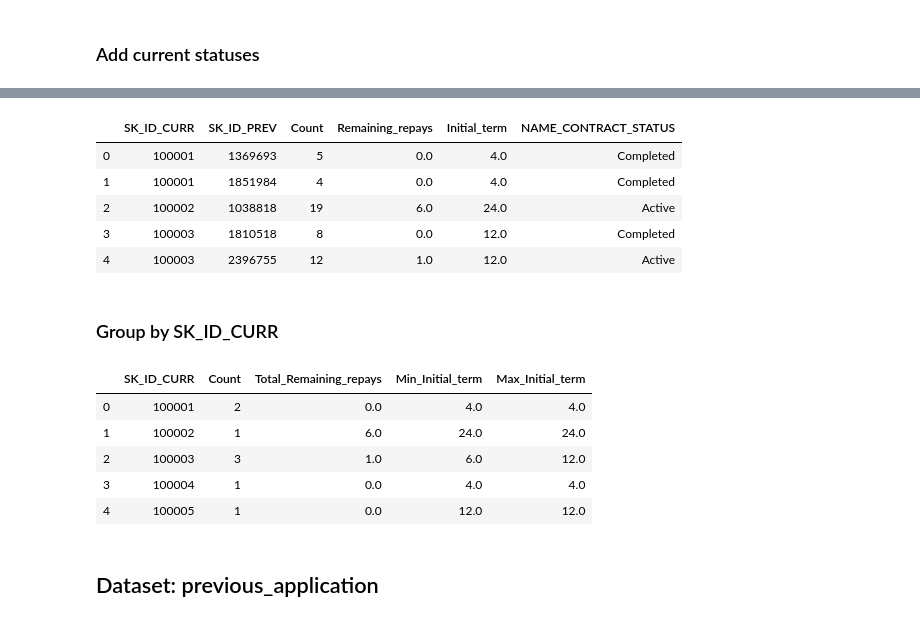
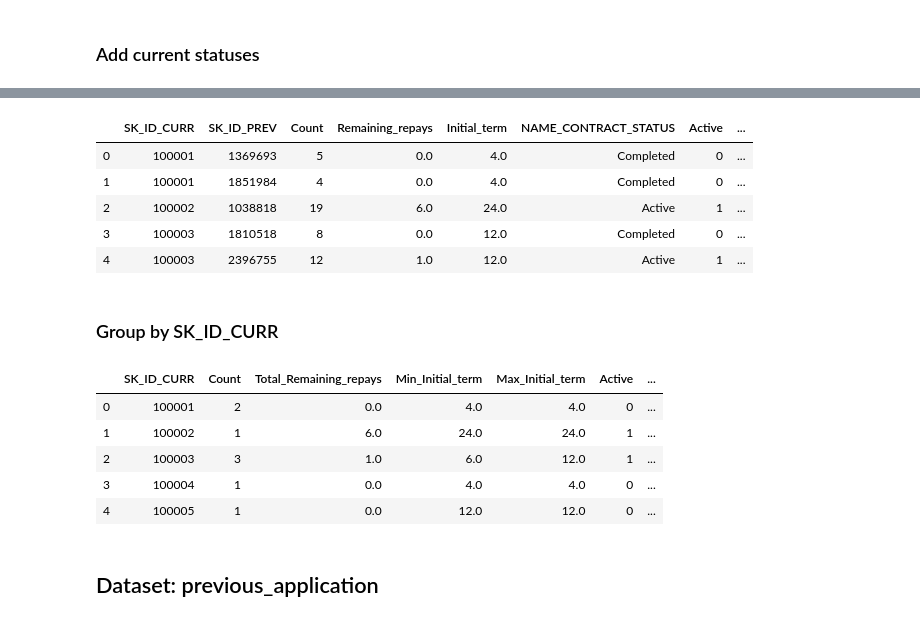
Before and after one commit to kpimparkar/SP20_AML_Project, a Jupyter notebook: Group11_Phase1_Notebook - Copy.ipynb, the cells around one changed output, grey strips where cells are left out. Drawn from its saved outputs; the diff is of its cells as text; code cells hidden in the pictures.

```diff
--- a/Group11_Phase1_Notebook - Copy.ipynb
+++ b/Group11_Phase1_Notebook - Copy.ipynb
@@ -53,7 +53,7 @@ ds_names = ("application_train", "application_test", "bureau","bureau_balance","
             "previous_application","POS_CASH_balance")
 
 for ds_name in ds_names:
-    datasets[ds_name] = load_data(f'{ds_name}.csv', ds_name)
+    datasets[ds_name] = load_data(f'C:\Study\IUMSDS\Spring2020\I526_Applied_ML\Project\dataset\{ds_name}.csv', ds_name)
 # %% [output]
 application_train: shape is (307511, 122)
 <class 'pandas.core.frame.DataFrame'>
@@ -1240,46 +1397,45 @@ memory usage: 50.0+ MB
 # %%
 df_final.head()
 # %% [output]
-|  | SK_ID_CURR | SK_ID_PREV | Count | Remaining_repays | Initial_term | NAME_CONTRACT_STATUS |
-| 0 | 100001 | 1369693 | 5 | 0.0 | 4.0 | Completed |
-| 1 | 100001 | 1851984 | 4 | 0.0 | 4.0 | Completed |
-| 2 | 100002 | 1038818 | 19 | 6.0 | 24.0 | Active |
-| 3 | 100003 | 1810518 | 8 | 0.0 | 12.0 | Completed |
-| 4 | 100003 | 2396755 | 12 | 1.0 | 12.0 | Active |
+|  | SK_ID_CURR | SK_ID_PREV | Count | Remaining_repays | Initial_term | NAME_CONTRACT_STATUS | Active | ... |
+| 0 | 100001 | 1369693 | 5 | 0.0 | 4.0 | Completed | 0 | ... |
+| 1 | 100001 | 1851984 | 4 | 0.0 | 4.0 | Completed | 0 | ... |
+| 2 | 100002 | 1038818 | 19 | 6.0 | 24.0 | Active | 1 | ... |
+| 3 | 100003 | 1810518 | 8 | 0.0 | 12.0 | Completed | 0 | ... |
+| 4 | 100003 | 2396755 | 12 | 1.0 | 12.0 | Active | 1 | ... |
 # %% [markdown]
 ### Group by SK_ID_CURR
 # %%
-
 d2 = {
     'SK_ID_PREV':['size'],
     'Remaining_repays':['sum'],
-    'Initial_term': ['min','max'],
-    #'Active':['sum'],
-    #'Amortized debt':['sum'],
-    #'Approved':['sum'],
-   # 'Canceled':['sum'],
-    #'Completed':['sum'],
-    #'Demand':['sum'],
-    #'Returned to the store':['sum'],
-    #'Signed':['sum']
+    'Initial_term':  ['min','max'],
+    'Active':        ['sum'],
+    'Amortized debt':['sum'],
+    'Approved':      ['sum'],
+    'Canceled':      ['sum'],
+    'Completed':     ['sum'],
+    'Demand':        ['sum'],
+    'Returned to the store':['sum'],
+    'Signed':        ['sum']
 }
 df_out = df_final.groupby('SK_ID_CURR').agg(d2)
 
 # display(df_out.head())
 
 df_out.columns = df_out.columns.droplevel()
 
 df_out.reset_index(inplace=True)
 
-df_out.columns=['SK_ID_CURR','Count','Total_Remaining_repays','Min_Initial_term','Max_Initial_term']
+df_out.columns=['SK_ID_CURR','Count','Total_Remaining_repays','Min_Initial_term','Max_Initial_term','Active','Amortized debt','Approved','Canceled','Completed','Demand','Returned to the store','Signed']
 display(df_out.head())
 # %% [output]
-|  | SK_ID_CURR | Count | Total_Remaining_repays | Min_Initial_term | Max_Initial_term |
-| 0 | 100001 | 2 | 0.0 | 4.0 | 4.0 |
-| 1 | 100002 | 1 | 6.0 | 24.0 | 24.0 |
-| 2 | 100003 | 3 | 1.0 | 6.0 | 12.0 |
-| 3 | 100004 | 1 | 0.0 | 4.0 | 4.0 |
-| 4 | 100005 | 1 | 0.0 | 12.0 | 12.0 |
+|  | SK_ID_CURR | Count | Total_Remaining_repays | Min_Initial_term | Max_Initial_term | Active | ... |
+| 0 | 100001 | 2 | 0.0 | 4.0 | 4.0 | 0 | ... |
+| 1 | 100002 | 1 | 6.0 | 24.0 | 24.0 | 1 | ... |
+| 2 | 100003 | 3 | 1.0 | 6.0 | 12.0 | 1 | ... |
+| 3 | 100004 | 1 | 0.0 | 4.0 | 4.0 | 0 | ... |
+| 4 | 100005 | 1 | 0.0 | 12.0 | 12.0 | 0 | ... |
 # %%
 final_ds['POS_CASH_balance_final'] = df_out
 # %% [markdown]
```
Also changed, not shown: parts of 82 cells of this notebook.
